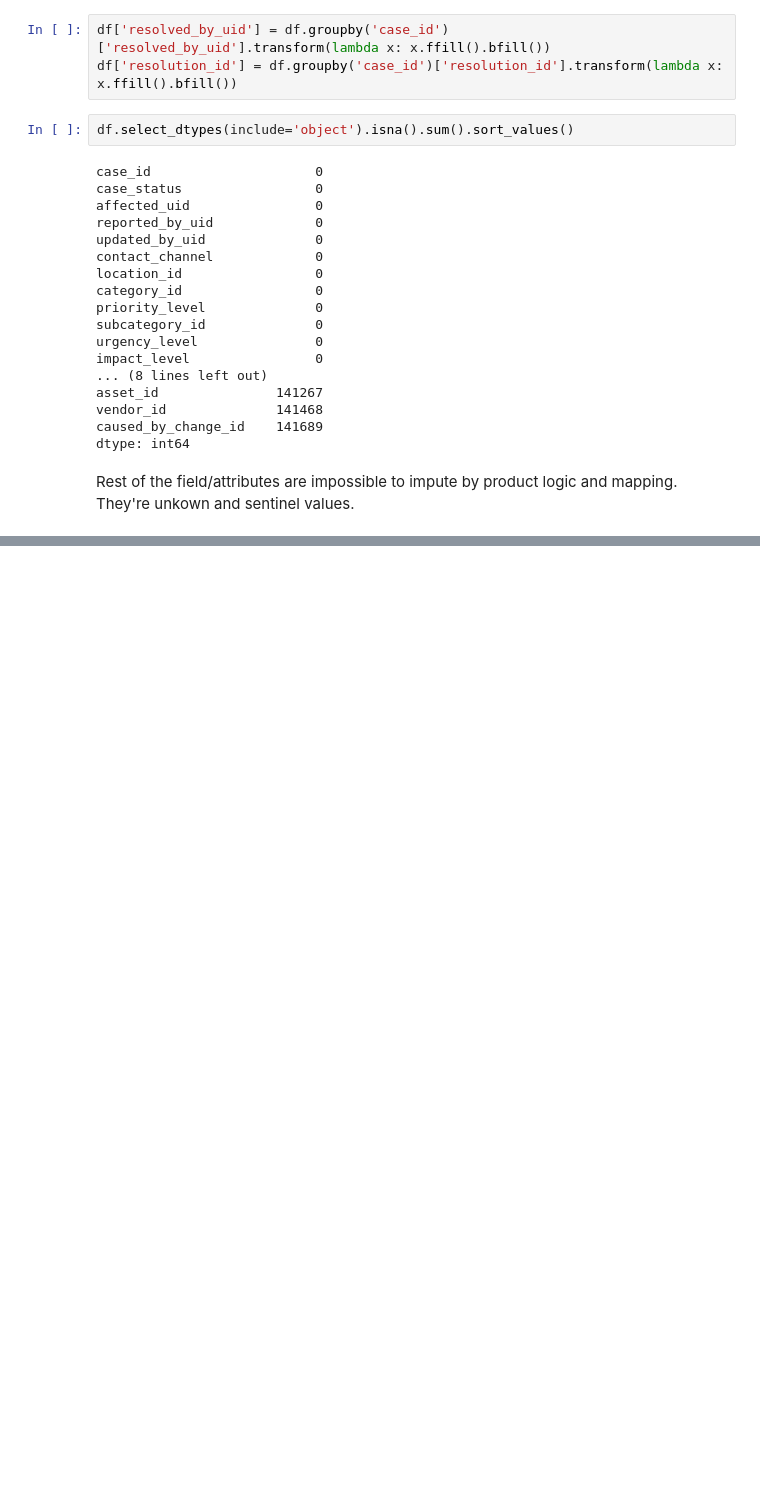
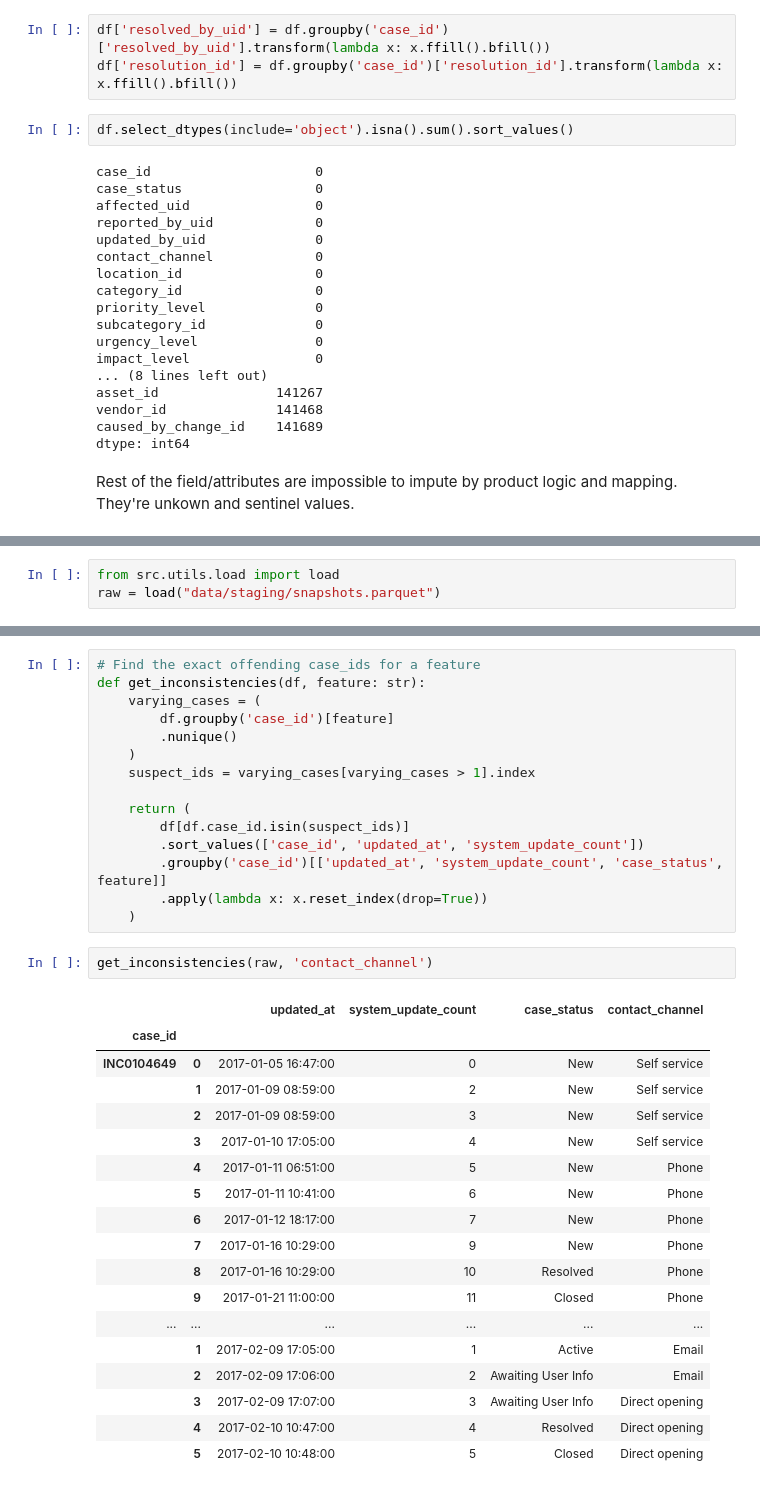
Before and after one commit to shashankgarewal/temporal-sequence-eventLog, a Jupyter notebook: notebooks/02_data_preparation.ipynb, the cells around one changed output, grey strips where cells are left out. Drawn from its saved outputs; the diff is of its cells as text; blank space fills up the shorter version.

```diff
--- a/notebooks/02_data_preparation.ipynb
+++ b/notebooks/02_data_preparation.ipynb
@@ -1433,0 +1449,3 @@ Rest of the field/attributes are impossible to impute by product logic and mappi
+# %%
+from src.utils.load import load
+raw = load("data/staging/snapshots.parquet")
@@ -1433,0 +1529,36 @@ Rest of the field/attributes are impossible to impute by product logic and mappi
+# %%
+# Find the exact offending case_ids for a feature
+def get_inconsistencies(df, feature: str):
+    varying_cases = (
+        df.groupby('case_id')[feature]
+        .nunique()
+    )
+    suspect_ids = varying_cases[varying_cases > 1].index
+
+    return (
+        df[df.case_id.isin(suspect_ids)]
+        .sort_values(['case_id', 'updated_at', 'system_update_count'])
+        .groupby('case_id')[['updated_at', 'system_update_count', 'case_status', feature]]
+        .apply(lambda x: x.reset_index(drop=True))
+    )
+# %%
+get_inconsistencies(raw, 'contact_channel')
+# %% [output]
+|  |  | updated_at | system_update_count | case_status | contact_channel |
+| case_id |  |  |  |  |  |
+| INC0104649 | 0 | 2017-01-05 16:47:00 | 0 | New | Self service |
+|  | 1 | 2017-01-09 08:59:00 | 2 | New | Self service |
+|  | 2 | 2017-01-09 08:59:00 | 3 | New | Self service |
+|  | 3 | 2017-01-10 17:05:00 | 4 | New | Self service |
+|  | 4 | 2017-01-11 06:51:00 | 5 | New | Phone |
+|  | 5 | 2017-01-11 10:41:00 | 6 | New | Phone |
+|  | 6 | 2017-01-12 18:17:00 | 7 | New | Phone |
+|  | 7 | 2017-01-16 10:29:00 | 9 | New | Phone |
+|  | 8 | 2017-01-16 10:29:00 | 10 | Resolved | Phone |
+|  | 9 | 2017-01-21 11:00:00 | 11 | Closed | Phone |
+| ... | ... | ... | ... | ... | ... |
+|  | 1 | 2017-02-09 17:05:00 | 1 | Active | Email |
+|  | 2 | 2017-02-09 17:06:00 | 2 | Awaiting User Info | Email |
+|  | 3 | 2017-02-09 17:07:00 | 3 | Awaiting User Info | Direct opening |
+|  | 4 | 2017-02-10 10:47:00 | 4 | Resolved | Direct opening |
+|  | 5 | 2017-02-10 10:48:00 | 5 | Closed | Direct opening |
```
Also changed, not shown: parts of 15 cells of this notebook, 4 other files.
